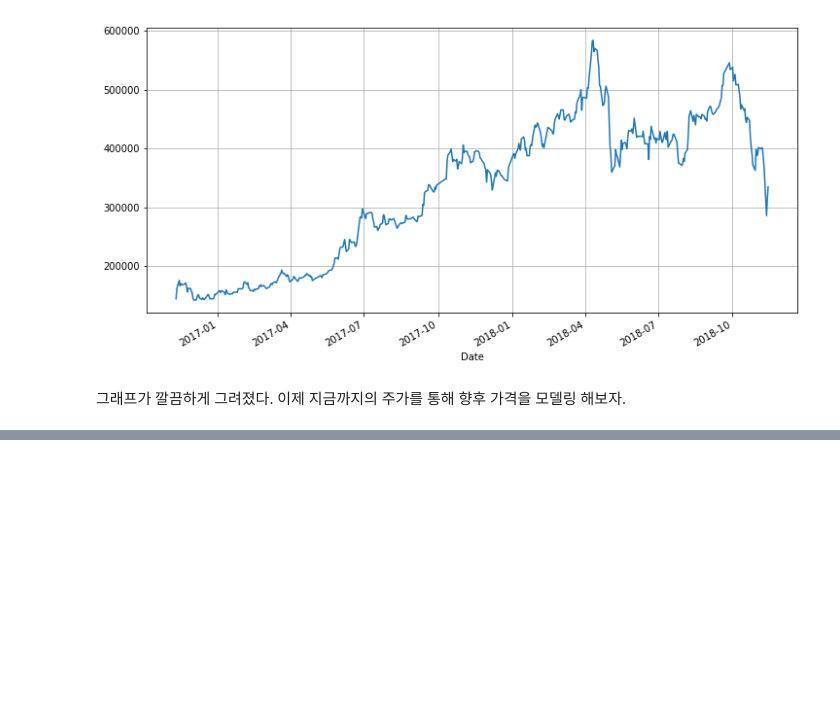
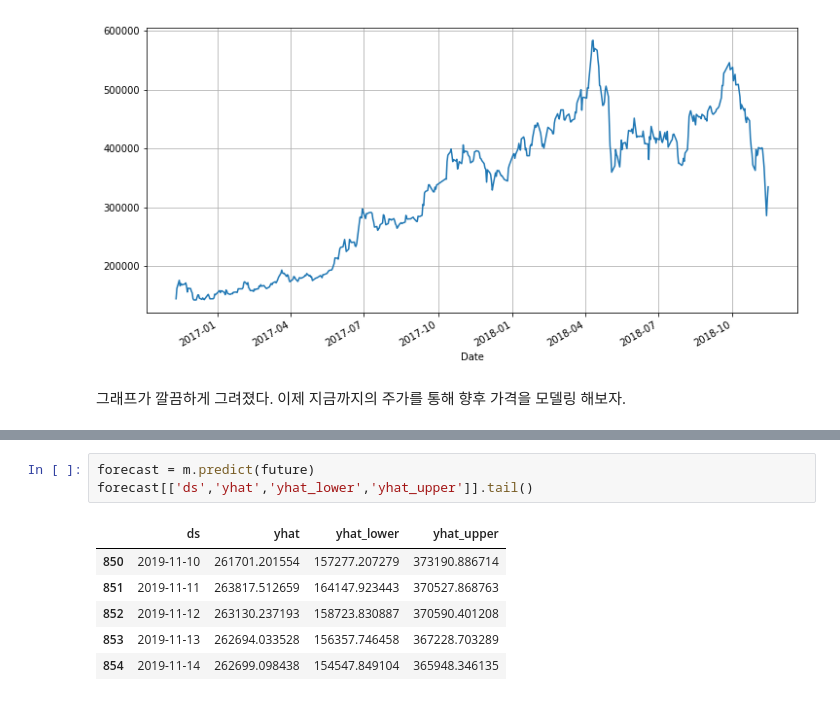
Before and after one commit to py-yoon/Python, a Jupyter notebook: SB.ipynb, the cells around one changed output, grey strips where cells are left out. Drawn from its saved outputs; the diff is of its cells as text; blank space fills up the shorter version.

```diff
--- a/SB.ipynb
+++ b/SB.ipynb
@@ -47,0 +81,10 @@ AttributeError: module 'pandas' has no attribute 'dataframe'
+# %%
+forecast = m.predict(future)
+forecast[['ds','yhat','yhat_lower','yhat_upper']].tail()
+# %% [output]
+|  | ds | yhat | yhat_lower | yhat_upper |
+| 850 | 2019-11-10 | 261701.201554 | 157277.207279 | 373190.886714 |
+| 851 | 2019-11-11 | 263817.512659 | 164147.923443 | 370527.868763 |
+| 852 | 2019-11-12 | 263130.237193 | 158723.830887 | 370590.401208 |
+| 853 | 2019-11-13 | 262694.033528 | 156357.746458 | 367228.703289 |
+| 854 | 2019-11-14 | 262699.098438 | 154547.849104 | 365948.346135 |
```
Also changed, not shown: parts of 7 cells of this notebook.
